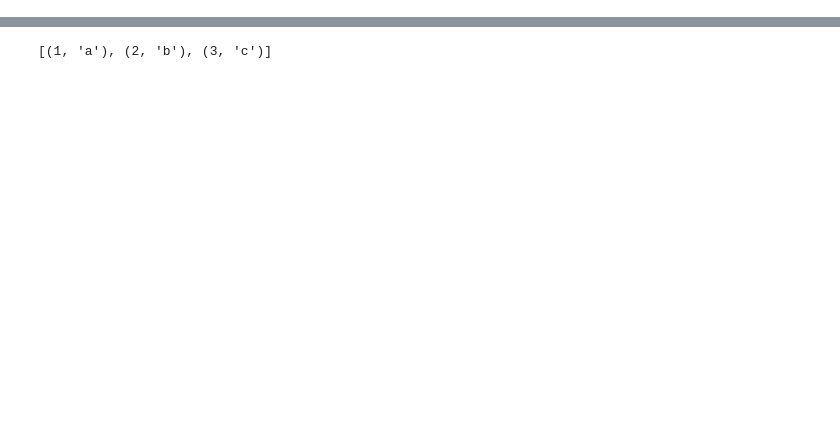
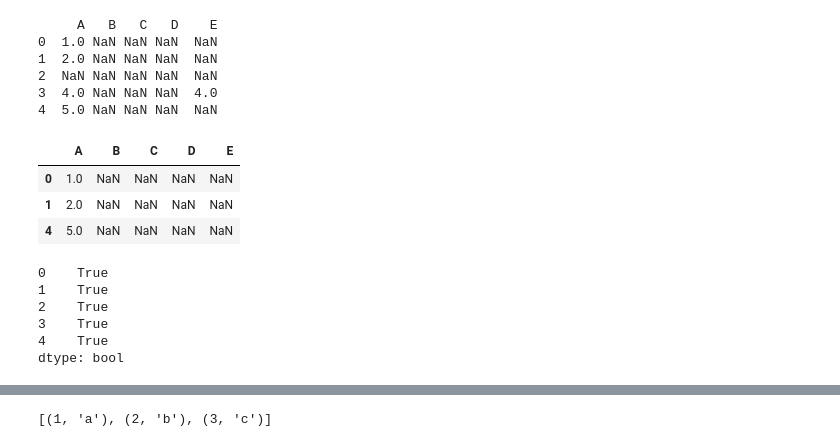
Before and after one commit to malcolmiscalm/Fantasyland, a Jupyter notebook: FantasylandWIP.ipynb, the cells around one changed output, grey strips where cells are left out. Saved outputs shown, nothing was run; the diff lists cells and outputs as text; code cells hidden in the pictures; blank space fills up the shorter version.

```diff
--- a/FantasylandWIP.ipynb
+++ b/FantasylandWIP.ipynb
@@ -0,0 +56,45 @@
+# %%
+import pandas as pd
+import numpy as np
+
+# Example DataFrame
+data = {
+    'A': [1, 2, np.nan, 4, 5],
+    'B': [np.nan, np.nan, np.nan, np.nan, np.nan],
+    'C': [np.nan, np.nan, np.nan, np.nan, np.nan],
+    'D': [np.nan, np.nan, np.nan, np.nan, np.nan],
+    'E': [np.nan, np.nan, np.nan, 4, np.nan]
+}
+
+df = pd.DataFrame(data)
+print(df)
+
+# Bool series to check for if got NaN rows in all but first column
+exceptfirstNAN_ser = df.iloc[:, 1:].isna().all(axis=1)
+
+# Check if first column is not NaN
+first_col_ser = df.iloc[:, 0].notna()
+# Identify rows where only the leftmost column has a value and all others are NaN
+result = df[exceptfirstNAN_ser & first_col_ser]
+
+display(result)
+# %% [output]
+     A   B   C   D    E
+0  1.0 NaN NaN NaN  NaN
+1  2.0 NaN NaN NaN  NaN
+2  NaN NaN NaN NaN  NaN
+3  4.0 NaN NaN NaN  4.0
+4  5.0 NaN NaN NaN  NaN
+|  | A | B | C | D | E |
+| 0 | 1.0 | NaN | NaN | NaN | NaN |
+| 1 | 2.0 | NaN | NaN | NaN | NaN |
+| 4 | 5.0 | NaN | NaN | NaN | NaN |
+# %%
+df.iloc[:, 1:].isna().all(axis=1)
+# %% [output]
+0    True
+1    True
+2    True
+3    True
+4    True
+dtype: bool
```
Also changed, not shown: parts of 40 cells of this notebook, 1 other file.
